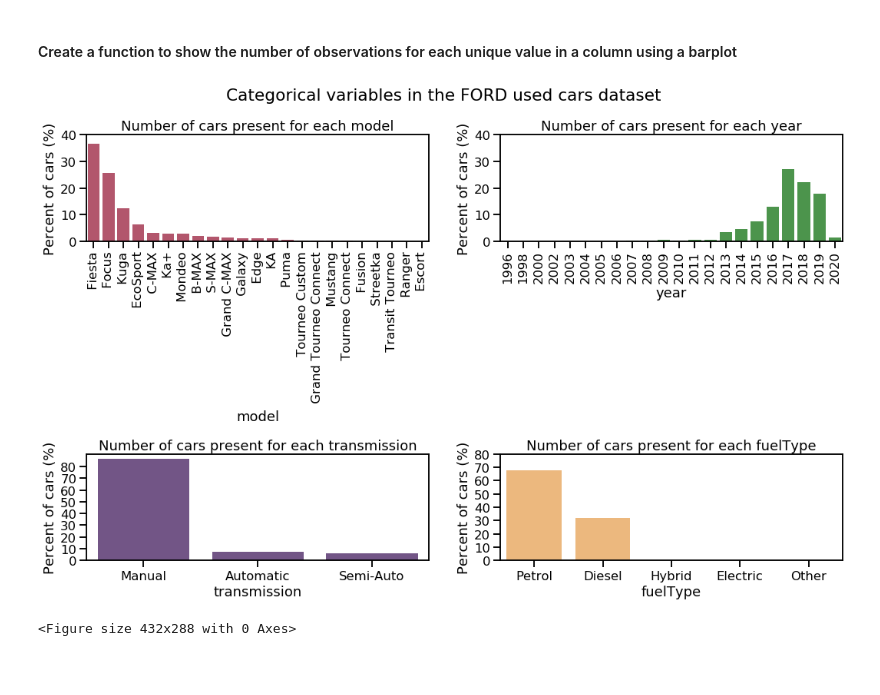
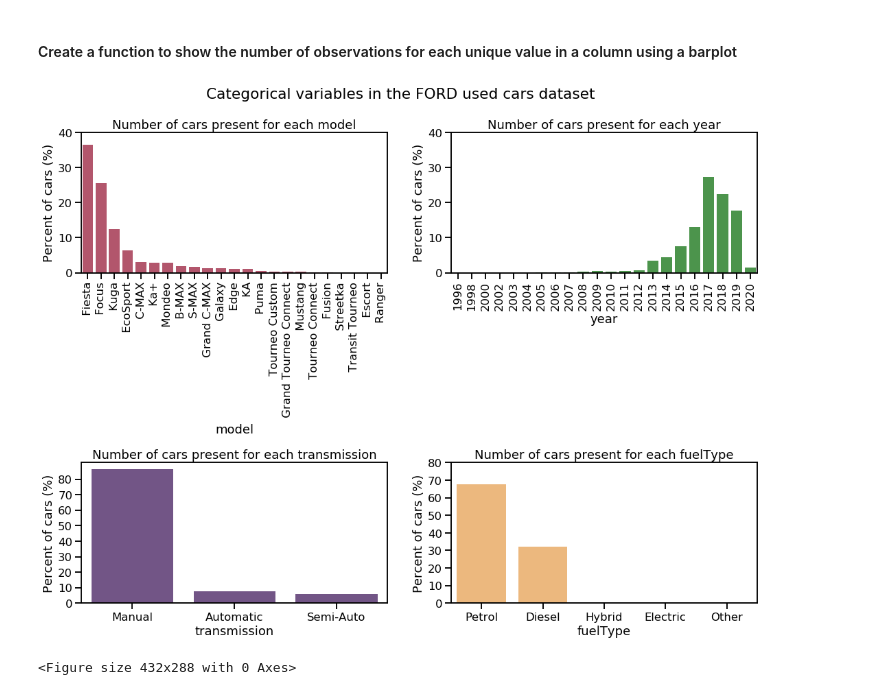
Before and after one commit to mdsaifulislam165/ford_used_car_analysis, a Jupyter notebook: ford_used_car_EDA.ipynb, the cells around one changed output. Saved outputs shown, nothing was run; the diff lists cells and outputs as text; code cells hidden in the pictures; blank space fills up the shorter version.

```diff
--- a/ford_used_car_EDA.ipynb
+++ b/ford_used_car_EDA.ipynb
@@ -346,34 +346,34 @@ def barplot(data, column_x, color, rotation, yticks):
 # %%
 sns.set_context('talk')
 
-plt.figure(figsize=(15,10))
+plt.figure(figsize=(15,12))
 
 # row 1, column 1
 plt.subplot(2,2,1)
 barplot(model_count, 'model', '#AD0830', 90, np.arange(0,41,10))
 
 # row 1, column 2
 plt.subplot(2,2,2)
 barplot(year_count, 'year', 'green', 90, np.arange(0,41,10))
 
 # row 2, column 1
 plt.subplot(2,2,3)
 barplot(transmission_count, 'transmission', '#451168', 0, np.arange(0,81,10))
 
 # row 2, column 2
 plt.subplot(2,2,4)
 barplot(fuelType_count, 'fuelType', '#FFA23A', 0, np.arange(0,81,10))
 
 # write the title for all the plots
 plt.suptitle("Categorical variables in the FORD used cars dataset")
 
 # keep the individual plots separate from each other
 plt.tight_layout(rect=[0, 0.03, 1, 0.95])
 
 # display the plots
 plt.show()
 # %% [output]
-[figure, old version]
+[figure, new version]
 # %%
 plt.savefig("FORD Barplot.png")
 # %% [output]
```
Also changed, not shown: parts of 28 cells of this notebook.
